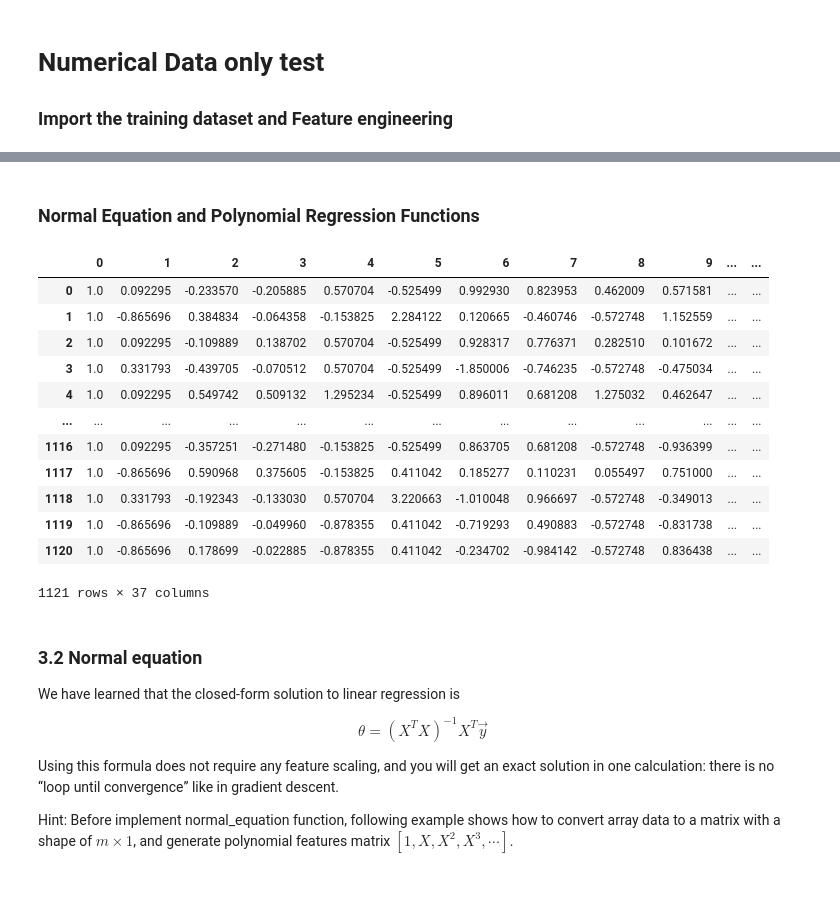
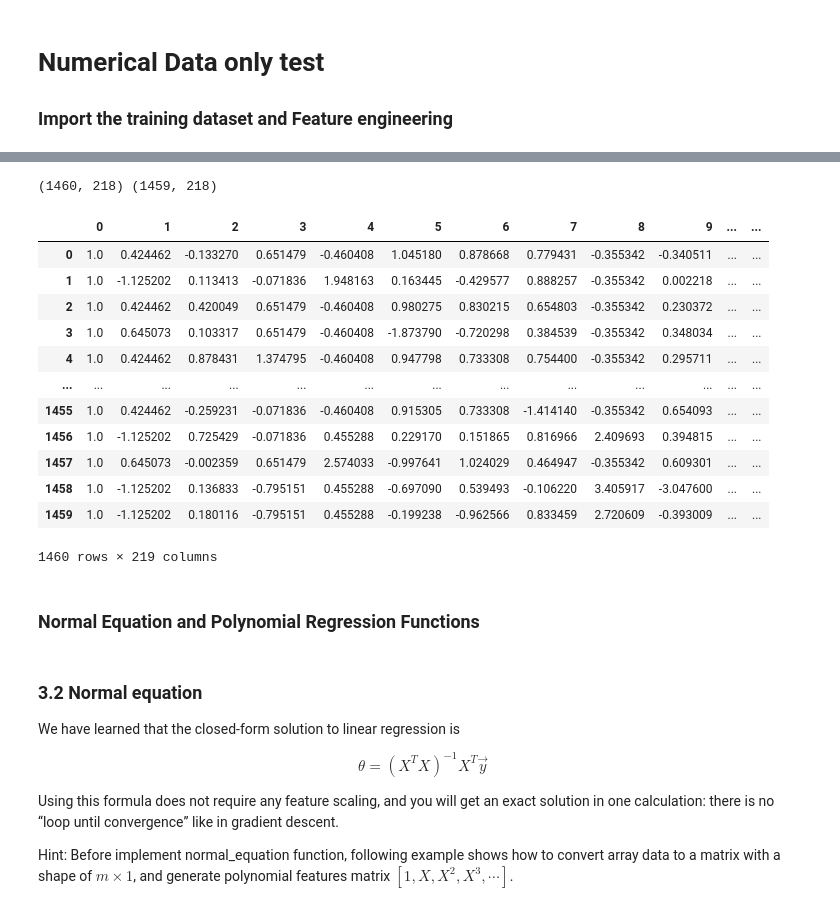
Before and after one commit to cmhay/HousingPricesPrediction, a Jupyter notebook: normal_prices.ipynb, the cells around one changed output, grey strips where cells are left out. Cells and saved outputs as stored; diff of their text form; code cells hidden in the pictures.

Commit message:
normal equation redone

```diff
--- a/normal_prices.ipynb
+++ b/normal_prices.ipynb
@@ -73,0 +100,6 @@ Y shape: (1121,)
+# %%
+#Top skewed columns
+numeric_features = data.dtypes[data.dtypes != 'object'].index
+skewed_features = data[numeric_features].apply(lambda x: skew(x)).sort_values(ascending=False)
+high_skew = skewed_features[abs(skewed_features) > 0.5]
+print(high_skew)
@@ -73,0 +124,8 @@ Y shape: (1121,)
+# %%
+#Transforming skewed columns
+for feature in high_skew.index:
+    data[feature] = np.log1p(data[feature])
+# %%
+#Converting categorical data to numerical
+data = pd.get_dummies(data)
+data.head()
@@ -74,3 +140,11 @@ Y shape: (1121,)
+# %%
+#Dividing data back into train & test
+train =data[:len(y_train)]
+test = data[len(y_train):]
+#Printing thier shapes
+print(train.shape, test.shape)
+# %% [output]
+(1460, 218) (1459, 218)
 # %%
 # [CHECKPOINT 5][5 points]
 def  feature_normalization(X):
@@ -125,27 +199,28 @@ def  feature_normalization(X):
 
     # ================================================================
     return X_norm, mu, sigma
+# %%
+normal_data, mu, sigma = feature_normalization(train)
+# Add intercept Column
+normal_data = np.insert(normal_data, 0, np.ones(normal_data.shape[0]), axis=1)
+#normal_data[:,0] = np.ones(data.shape[0])
+pd.DataFrame(normal_data)
+# %% [output]
+|  | 0 | 1 | 2 | 3 | 4 | 5 | 6 | 7 | 8 | 9 | ... | ... |
+| 0 | 1.0 | 0.424462 | -0.133270 | 0.651479 | -0.460408 | 1.045180 | 0.878668 | 0.779431 | -0.355342 | -0.340511 | ... | ... |
+| 1 | 1.0 | -1.125202 | 0.113413 | -0.071836 | 1.948163 | 0.163445 | -0.429577 | 0.888257 | -0.355342 | 0.002218 | ... | ... |
+| 2 | 1.0 | 0.424462 | 0.420049 | 0.651479 | -0.460408 | 0.980275 | 0.830215 | 0.654803 | -0.355342 | 0.230372 | ... | ... |
+| 3 | 1.0 | 0.645073 | 0.103317 | 0.651479 | -0.460408 | -1.873790 | -0.720298 | 0.384539 | -0.355342 | 0.348034 | ... | ... |
+| 4 | 1.0 | 0.424462 | 0.878431 | 1.374795 | -0.460408 | 0.947798 | 0.733308 | 0.754400 | -0.355342 | 0.295711 | ... | ... |
+| ... | ... | ... | ... | ... | ... | ... | ... | ... | ... | ... | ... | ... |
+| 1455 | 1.0 | 0.424462 | -0.259231 | -0.071836 | -0.460408 | 0.915305 | 0.733308 | -1.414140 | -0.355342 | 0.654093 | ... | ... |
+| 1456 | 1.0 | -1.125202 | 0.725429 | -0.071836 | 0.455288 | 0.229170 | 0.151865 | 0.816966 | 2.409693 | 0.394815 | ... | ... |
+| 1457 | 1.0 | 0.645073 | -0.002359 | 0.651479 | 2.574033 | -0.997641 | 1.024029 | 0.464947 | -0.355342 | 0.609301 | ... | ... |
+| 1458 | 1.0 | -1.125202 | 0.136833 | -0.795151 | 0.455288 | -0.697090 | 0.539493 | -0.106220 | 3.405917 | -3.047600 | ... | ... |
+| 1459 | 1.0 | -1.125202 | 0.180116 | -0.795151 | 0.455288 | -0.199238 | -0.962566 | 0.833459 | 2.720609 | -0.393009 | ... | ... |
+1460 rows × 219 columns
 # %% [markdown]
 ### Normal Equation and Polynomial Regression Functions
-# %%
-data, mu, sigma = feature_normalization(data)
-# replace example # column with 1's intercept column
-data[:,0] = np.ones(data.shape[0])
-pd.DataFrame(data)
-# %% [output]
-|  | 0 | 1 | 2 | 3 | 4 | 5 | 6 | 7 | 8 | 9 | ... | ... |
-| 0 | 1.0 | 0.092295 | -0.233570 | -0.205885 | 0.570704 | -0.525499 | 0.992930 | 0.823953 | 0.462009 | 0.571581 | ... | ... |
-| 1 | 1.0 | -0.865696 | 0.384834 | -0.064358 | -0.153825 | 2.284122 | 0.120665 | -0.460746 | -0.572748 | 1.152559 | ... | ... |
-| 2 | 1.0 | 0.092295 | -0.109889 | 0.138702 | 0.570704 | -0.525499 | 0.928317 | 0.776371 | 0.282510 | 0.101672 | ... | ... |
-| 3 | 1.0 | 0.331793 | -0.439705 | -0.070512 | 0.570704 | -0.525499 | -1.850006 | -0.746235 | -0.572748 | -0.475034 | ... | ... |
-| 4 | 1.0 | 0.092295 | 0.549742 | 0.509132 | 1.295234 | -0.525499 | 0.896011 | 0.681208 | 1.275032 | 0.462647 | ... | ... |
-| ... | ... | ... | ... | ... | ... | ... | ... | ... | ... | ... | ... | ... |
-| 1116 | 1.0 | 0.092295 | -0.357251 | -0.271480 | -0.153825 | -0.525499 | 0.863705 | 0.681208 | -0.572748 | -0.936399 | ... | ... |
-| 1117 | 1.0 | -0.865696 | 0.590968 | 0.375605 | -0.153825 | 0.411042 | 0.185277 | 0.110231 | 0.055497 | 0.751000 | ... | ... |
-| 1118 | 1.0 | 0.331793 | -0.192343 | -0.133030 | 0.570704 | 3.220663 | -1.010048 | 0.966697 | -0.572748 | -0.349013 | ... | ... |
-| 1119 | 1.0 | -0.865696 | -0.109889 | -0.049960 | -0.878355 | 0.411042 | -0.719293 | 0.490883 | -0.572748 | -0.831738 | ... | ... |
-| 1120 | 1.0 | -0.865696 | 0.178699 | -0.022885 | -0.878355 | 0.411042 | -0.234702 | -0.984142 | -0.572748 | 0.836438 | ... | ... |
-1121 rows × 37 columns
 # %% [markdown]
 ### 3.2 Normal equation
 
```
Also changed, not shown: parts of 15 cells of this notebook, 1 other file.
